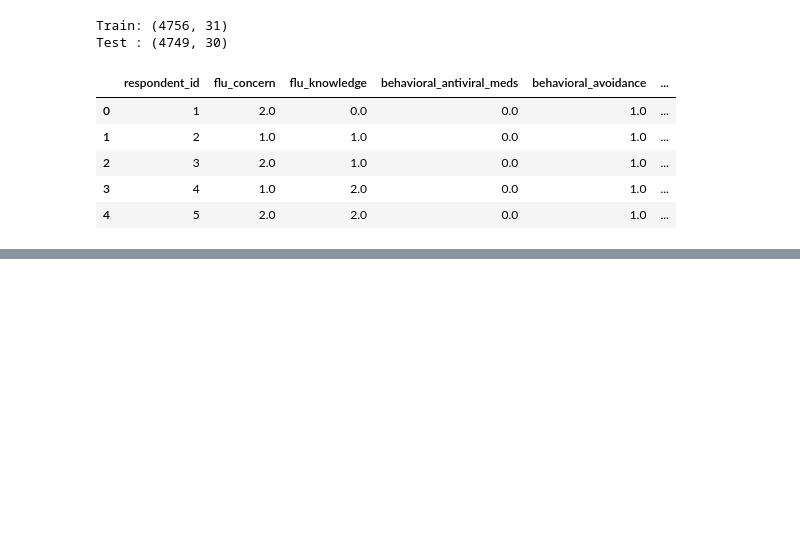
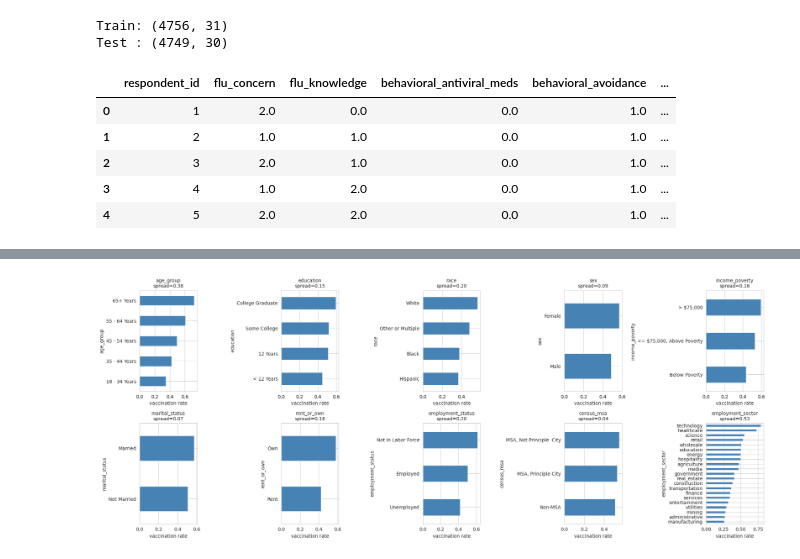
Before and after one commit to DATA-SCIENCE-HACKATHON-Group-12-32/data-science-challenge-group-A, a Jupyter notebook: dsc_main_group_A.ipynb, the cells around one changed output, grey strips where cells are left out. Saved outputs shown, nothing was run; the diff lists cells and outputs as text; code cells hidden in the pictures; blank space fills up the shorter version.

```diff
--- a/dsc_main_group_A.ipynb
+++ b/dsc_main_group_A.ipynb
@@ -50,0 +109,12 @@ Test : (4749, 30)
+# %%
+# EDA - 4 Categorical target rates
+cat_features = train.select_dtypes(exclude=np.number).columns.tolist()
+fig, axes = plt.subplots(2, 5, figsize=(20, 8))
+for ax, col in zip(axes.flat, cat_features):
+    rates = train.groupby(col)['seasonal_vaccine'].mean().sort_values()
+    rates.plot(kind='barh', ax=ax, color='steelblue')
+    ax.set_title(f'{col}\nspread={rates.max()-rates.min():.2f}', fontsize=10)
+    ax.set_xlabel('vaccination rate')
+plt.tight_layout(); plt.show()
+# %% [output]
+[figure, added]
```
Also changed, not shown: parts of 4 cells of this notebook.
